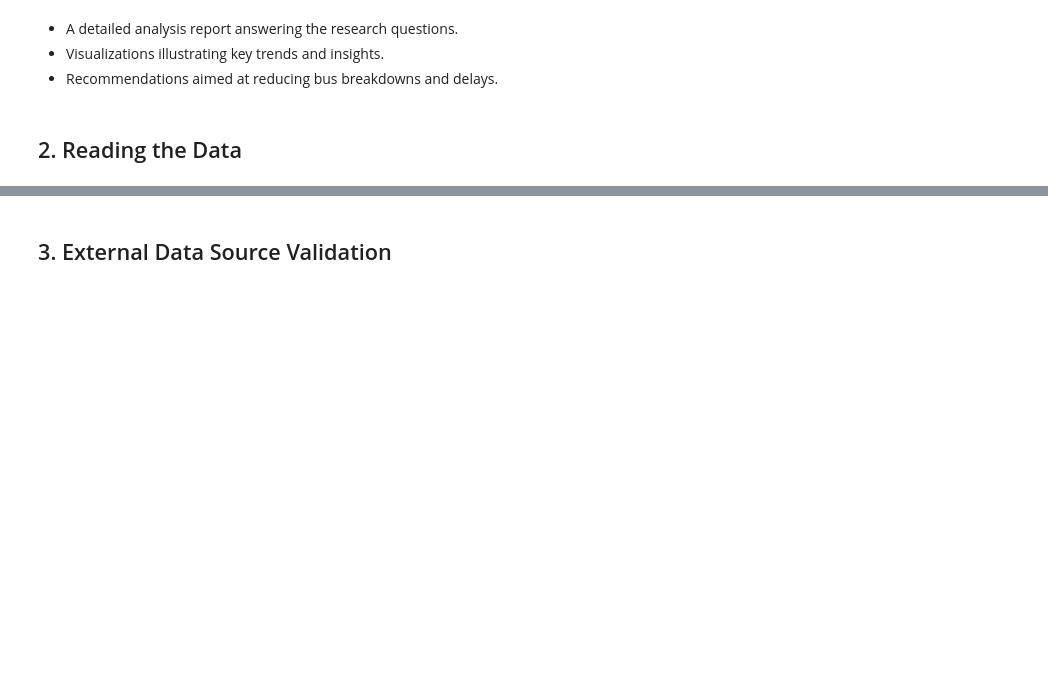
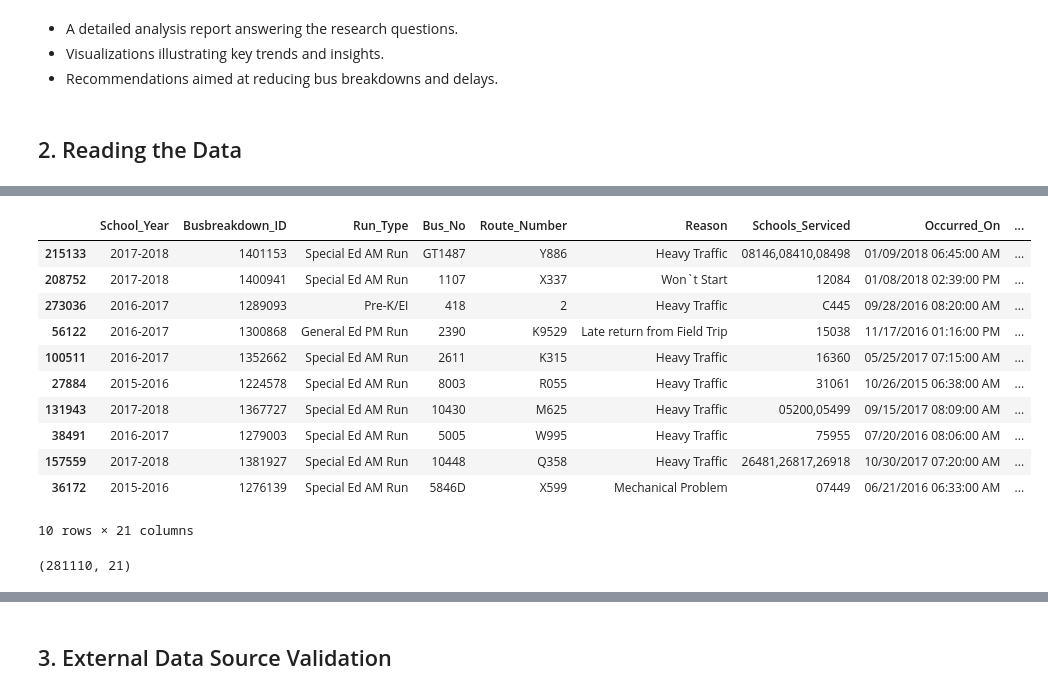
Before and after one commit to Kigunda-lilian/data-cleaning-with-python-project, a Jupyter notebook: AfterWork_Data_Science_Data_Cleaning_with_Python_Project.ipynb, the cells around one changed output, grey strips where cells are left out. Drawn from its saved outputs; the diff is of its cells as text; code cells hidden in the pictures; blank space fills up the shorter version.

Commit message:
Reading the data
checked for the dataset shape

```diff
--- a/AfterWork_Data_Science_Data_Cleaning_with_Python_Project.ipynb
+++ b/AfterWork_Data_Science_Data_Cleaning_with_Python_Project.ipynb
@@ -115,11 +133,28 @@ df = pd.read_csv('https://bit.ly/BusBreakdownDataset')
 # %%
 # Sample 10 rows of data
 # ---
 #
+df.sample(10)
+# %% [output]
+|  | School_Year | Busbreakdown_ID | Run_Type | Bus_No | Route_Number | Reason | Schools_Serviced | Occurred_On | ... |
+| 215133 | 2017-2018 | 1401153 | Special Ed AM Run | GT1487 | Y886 | Heavy Traffic | 08146,08410,08498 | 01/09/2018 06:45:00 AM | ... |
+| 208752 | 2017-2018 | 1400941 | Special Ed AM Run | 1107 | X337 | Won`t Start | 12084 | 01/08/2018 02:39:00 PM | ... |
+| 273036 | 2016-2017 | 1289093 | Pre-K/EI | 418 | 2 | Heavy Traffic | C445 | 09/28/2016 08:20:00 AM | ... |
+| 56122 | 2016-2017 | 1300868 | General Ed PM Run | 2390 | K9529 | Late return from Field Trip | 15038 | 11/17/2016 01:16:00 PM | ... |
+| 100511 | 2016-2017 | 1352662 | Special Ed AM Run | 2611 | K315 | Heavy Traffic | 16360 | 05/25/2017 07:15:00 AM | ... |
+| 27884 | 2015-2016 | 1224578 | Special Ed AM Run | 8003 | R055 | Heavy Traffic | 31061 | 10/26/2015 06:38:00 AM | ... |
+| 131943 | 2017-2018 | 1367727 | Special Ed AM Run | 10430 | M625 | Heavy Traffic | 05200,05499 | 09/15/2017 08:09:00 AM | ... |
+| 38491 | 2016-2017 | 1279003 | Special Ed AM Run | 5005 | W995 | Heavy Traffic | 75955 | 07/20/2016 08:06:00 AM | ... |
+| 157559 | 2017-2018 | 1381927 | Special Ed AM Run | 10448 | Q358 | Heavy Traffic | 26481,26817,26918 | 10/30/2017 07:20:00 AM | ... |
+| 36172 | 2015-2016 | 1276139 | Special Ed AM Run | 5846D | X599 | Mechanical Problem | 07449 | 06/21/2016 06:33:00 AM | ... |
+10 rows × 21 columns
 # %%
 # Checking number of rows and columns
 # ---
 #
+df.shape
+# %% [output]
+(281110, 21)
 # %%
 # Checking datatypes
 # ---
```
Also changed, not shown: parts of 4 cells of this notebook.
